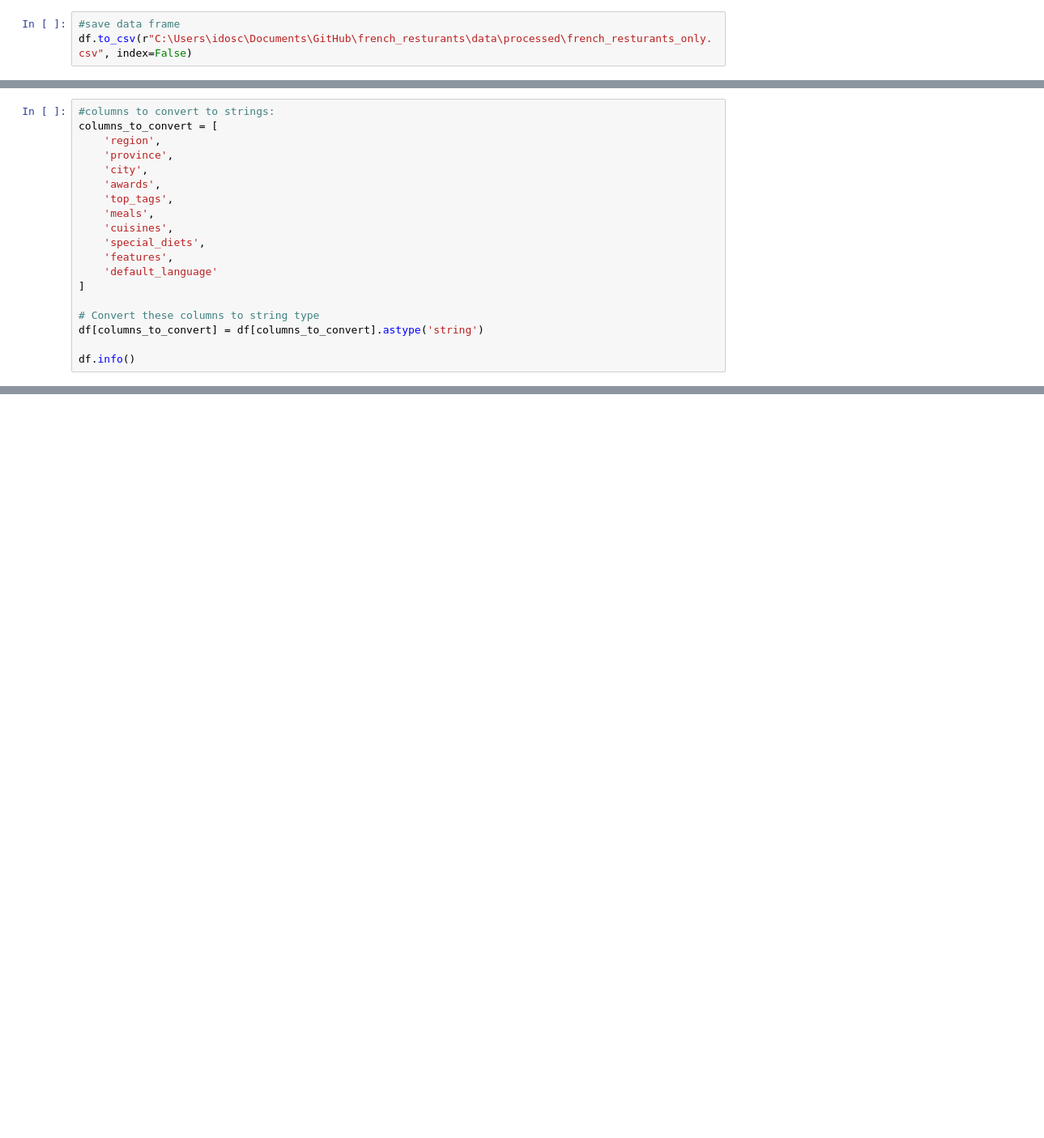
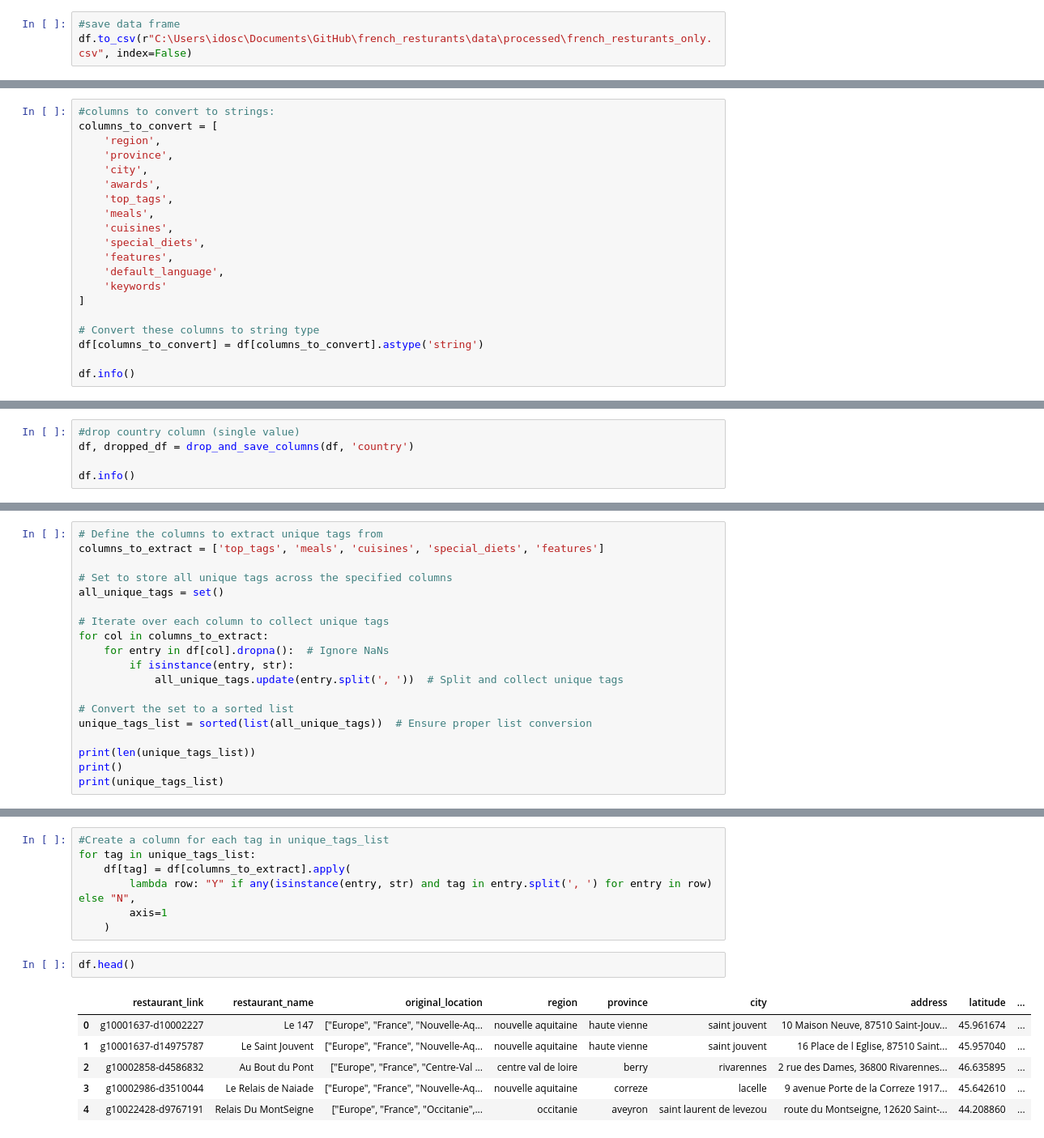
Before and after one commit to idoschw3/french_resturants, a Jupyter notebook: notebooks/01_data_preparation.ipynb, the cells around one changed output, grey strips where cells are left out. Shown at 81% size. Drawn from its saved outputs; the diff is of its cells as text; blank space fills up the shorter version.

```diff
--- a/notebooks/01_data_preparation.ipynb
+++ b/notebooks/01_data_preparation.ipynb
@@ -110,7 +110,8 @@ columns_to_convert = [
     'cuisines',
     'special_diets',
     'features',
-    'default_language'
+    'default_language',
+    'keywords'
 ]
 
 # Convert these columns to string type
@@ -137,0 +139,5 @@ memory usage: 50.9+ MB
+# %%
+#drop country column (single value)
+df, dropped_df = drop_and_save_columns(df, 'country')
+
+df.info()
@@ -137,0 +182,19 @@ memory usage: 50.9+ MB
+# %%
+# Define the columns to extract unique tags from
+columns_to_extract = ['top_tags', 'meals', 'cuisines', 'special_diets', 'features']
+
+# Set to store all unique tags across the specified columns
+all_unique_tags = set()
+
+# Iterate over each column to collect unique tags
+for col in columns_to_extract:
+    for entry in df[col].dropna():  # Ignore NaNs
+        if isinstance(entry, str):
+            all_unique_tags.update(entry.split(', '))  # Split and collect unique tags
+
+# Convert the set to a sorted list
+unique_tags_list = sorted(list(all_unique_tags))  # Ensure proper list conversion
+
+print(len(unique_tags_list))
+print()
+print(unique_tags_list)
@@ -137,0 +205,16 @@ memory usage: 50.9+ MB
+# %%
+#Create a column for each tag in unique_tags_list
+for tag in unique_tags_list:
+    df[tag] = df[columns_to_extract].apply(
+        lambda row: "Y" if any(isinstance(entry, str) and tag in entry.split(', ') for entry in row) else "N",
+        axis=1
+    )
+# %%
+df.head()
+# %% [output]
+|  | restaurant_link | restaurant_name | original_location | region | province | city | address | latitude | ... |
+| 0 | g10001637-d10002227 | Le 147 | ["Europe", "France", "Nouvelle-Aq... | nouvelle aquitaine | haute vienne | saint jouvent | 10 Maison Neuve, 87510 Saint-Jouv... | 45.961674 | ... |
+| 1 | g10001637-d14975787 | Le Saint Jouvent | ["Europe", "France", "Nouvelle-Aq... | nouvelle aquitaine | haute vienne | saint jouvent | 16 Place de l Eglise, 87510 Saint... | 45.957040 | ... |
+| 2 | g10002858-d4586832 | Au Bout du Pont | ["Europe", "France", "Centre-Val ... | centre val de loire | berry | rivarennes | 2 rue des Dames, 36800 Rivarennes... | 46.635895 | ... |
+| 3 | g10002986-d3510044 | Le Relais de Naiade | ["Europe", "France", "Nouvelle-Aq... | nouvelle aquitaine | correze | lacelle | 9 avenue Porte de la Correze 1917... | 45.642610 | ... |
+| 4 | g10022428-d9767191 | Relais Du MontSeigne | ["Europe", "France", "Occitanie",... | occitanie | aveyron | saint laurent de levezou | route du Montseigne, 12620 Saint-... | 44.208860 | ... |
```
Also changed, not shown: parts of 4 cells of this notebook.
